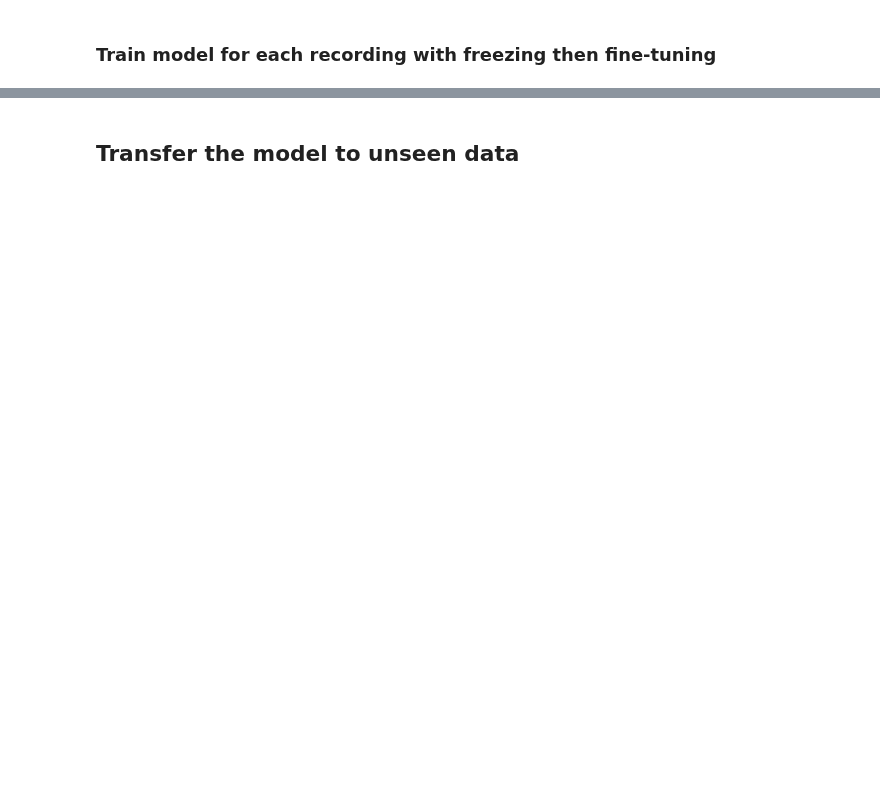
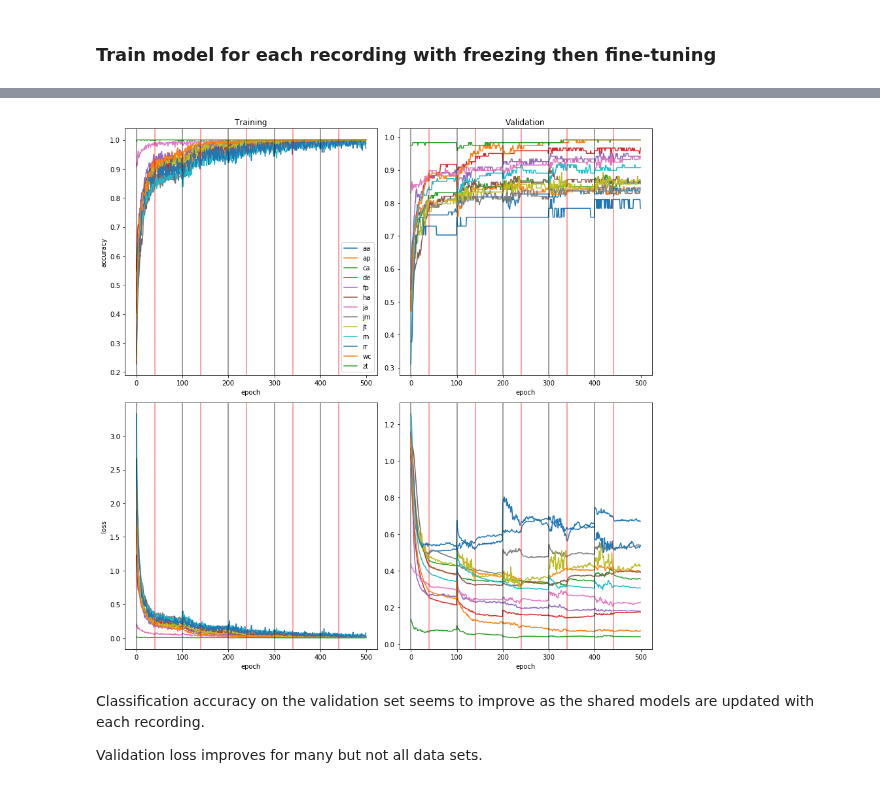
Before and after one commit to SachsLab/IntracranialNeurophysDL, a Jupyter notebook: notebooks/03_04_CNN_transfer_learning.ipynb, the cells around one changed output, grey strips where cells are left out. Drawn from its saved outputs; the diff is of its cells as text; code cells hidden in the pictures; blank space fills up the shorter version.

Commit message:
Transfer learning mostly complete.

```diff
--- a/notebooks/03_04_CNN_transfer_learning.ipynb
+++ b/notebooks/03_04_CNN_transfer_learning.ipynb
@@ -358,0 +364,15 @@ N_ITERS_ACROSS_SESS = 5
+# %%
+model = ss_models[participant_names[-1]]
+optimizer = tf.keras.optimizers.RMSprop(lr=LR_SPAT_FILT)
+
+shared_head.trainable = True
+shared_tail.trainable = True
+model.compile(loss='sparse_categorical_crossentropy',
+              optimizer=optimizer, metrics=['accuracy'])
+model.summary()
+
+shared_head.trainable = False
+shared_tail.trainable = False
+model.compile(loss='sparse_categorical_crossentropy',
+              optimizer=optimizer, metrics=['accuracy'])
+model.summary()
@@ -389,26 +478,56 @@ for ep_ix in range(N_ITERS_ACROSS_SESS):
 # %%
 agg_hists = {'accuracy': [], 'val_accuracy': [], 'loss': [], 'val_loss': []}
-for idx, row in sess_df.iterrows():
+for p_name in participant_names:
     for k in agg_hists.keys():
-        agg_hists[k].append(np.hstack([_[k] for _ in hists[row['exp_code']]]))
+        agg_hists[k].append(np.hstack([_[k] for _ in hists[p_name]]))
 for k in agg_hists.keys():
     agg_hists[k] = np.vstack(agg_hists[k])
 
-fig = plt.figure(figsize=(12, 6), facecolor='white')
-plt.subplot(1, 2, 1)
-plt.plot(agg_hists['accuracy'].T, 'b')
-plt.plot(agg_hists['val_accuracy'].T, 'r')
-plt.title('model accuracy')
+sess_breaks = np.arange(N_ITERS_ACROSS_SESS) * (N_EPOCHS_SF + N_EPOCHS_FINETUNE)
+finetune_breaks = sess_breaks + N_EPOCHS_SF
+
+fig = plt.figure(figsize=(12, 12), facecolor='white')
+plt.subplot(2, 2, 1)
+for p_ix, p_name in enumerate(participant_names):
+    plt.plot(agg_hists['accuracy'][p_ix], label=p_name)
+for xx in sess_breaks:
+    plt.axvline(xx, color='k', alpha=0.5)
+for xx in finetune_breaks:
+    plt.axvline(xx, color='r', alpha=0.5)
 plt.ylabel('accuracy')
 plt.xlabel('epoch')
-# plt.legend(loc='lower right')
+plt.title('Training')
+plt.legend(loc='lower right')
+plt.subplot(2, 2, 2)
+plt.plot(agg_hists['val_accuracy'].T)
+for xx in sess_breaks:
+    plt.axvline(xx, color='k', alpha=0.5)
+for xx in finetune_breaks:
+    plt.axvline(xx, color='r', alpha=0.5)
+plt.xlabel('epoch')
+plt.title('Validation')
 
-plt.subplot(1, 2, 2)
-plt.plot(agg_hists['loss'].T, 'b')
-plt.plot(agg_hists['val_loss'].T, 'r')
-plt.title('model loss')
+plt.subplot(2, 2, 3)
+plt.plot(agg_hists['loss'].T)
+for xx in sess_breaks:
+    plt.axvline(xx, color='k', alpha=0.5)
+for xx in finetune_breaks:
+    plt.axvline(xx, color='r', alpha=0.5)
 plt.ylabel('loss')
 plt.xlabel('epoch')
+plt.subplot(2, 2, 4)
+plt.plot(agg_hists['val_loss'].T)
+for xx in sess_breaks:
+    plt.axvline(xx, color='k', alpha=0.5)
+for xx in finetune_breaks:
+    plt.axvline(xx, color='r', alpha=0.5)
+plt.xlabel('epoch')
+
+plt.tight_layout()
 plt.show()
+# %% [output]
+[figure, added]
-# %% [markdown]
-## Transfer the model to unseen data
+# %% [markdown]
+Classification accuracy on the validation set seems to improve as the shared models are updated with each recording.
+
+Validation loss improves for many but not all data sets.
```
Also changed, not shown: parts of 23 cells of this notebook, 3 other files.
